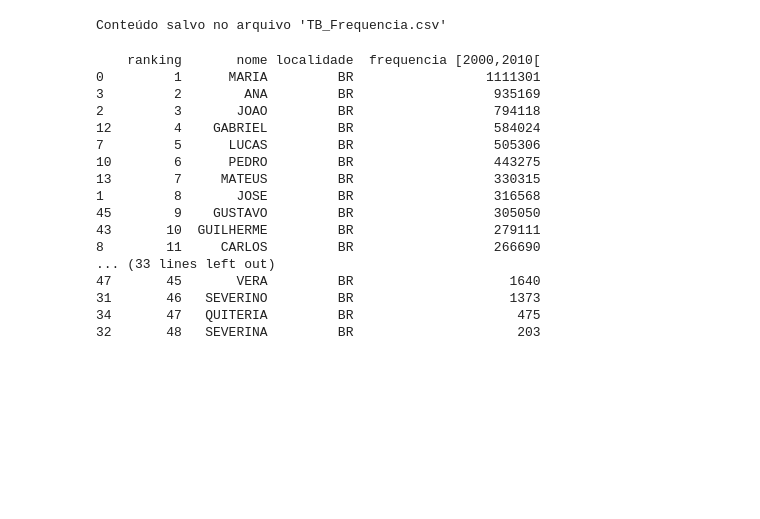
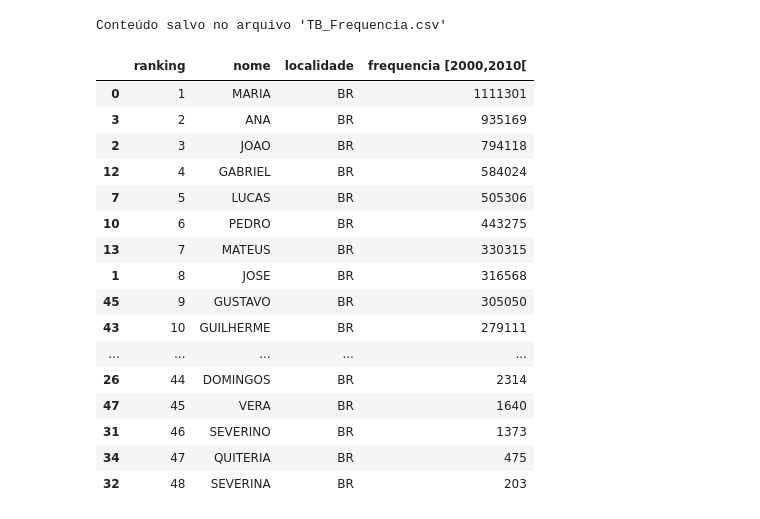
Before and after one commit to Francis-Vieira/GIT_AULAS, a Jupyter notebook: Aula 14 - Entrega parcial.ipynb, the cells around one changed output. Cells and saved outputs as stored; diff of their text form; code cells hidden in the pictures; blank space fills up the shorter version.

```diff
--- a/Aula 14 - Entrega parcial.ipynb
+++ b/Aula 14 - Entrega parcial.ipynb
@@ -433,43 +445,42 @@ Conteúdo salvo no arquivo 'TB_Frequencia.csv'
 # %%
 
 # Conectando ao banco de dados SQLite
 conn = sqlite3.connect('BD_IBGE_Nomes.db')
 
 # Consulta a tabela 'TB_Frequencia'
 consulta_TB_Frequencia = "SELECT * FROM TB_Frequencia"
 df_frequencia_consulta = pd.read_sql_query(consulta_TB_Frequencia, conn)
 
 # Ordenando os nomes pela frequência na coluna especificada
 frequencia_pesquisada = "frequencia [2000,2010[" #possível informar qualquer umas das colunas de frequência presentes na tabela
 df_frequencia_consulta = df_frequencia_consulta.sort_values(by=frequencia_pesquisada, ascending=False)
 
 # Criando uma nova coluna de ranking
 df_frequencia_consulta['ranking'] = df_frequencia_consulta[frequencia_pesquisada].rank(ascending=False, method='min').astype(int)
 
 # Selecionando apenas as colunas solicitadas
 df_resultado = df_frequencia_consulta[['ranking', 'nome', 'localidade', frequencia_pesquisada]]
 
-# Exibir o DataFrame resultante
-print(df_resultado)
-#df_resultado
-
 # Fechando a conexão com o banco de dados
 conn.close()
+
+# Exibir o DataFrame resultante
+df_resultado
 # %% [output]
-    ranking       nome localidade  frequencia [2000,2010[
-0         1      MARIA         BR                 1111301
-3         2        ANA         BR                  935169
-2         3       JOAO         BR                  794118
-12        4    GABRIEL         BR                  584024
-7         5      LUCAS         BR                  505306
-10        6      PEDRO         BR                  443275
-13        7     MATEUS         BR                  330315
-1         8       JOSE         BR                  316568
-45        9    GUSTAVO         BR                  305050
-43       10  GUILHERME         BR                  279111
-8        11     CARLOS         BR                  266690
-... (33 lines left out)
-47       45       VERA         BR                    1640
-31       46   SEVERINO         BR                    1373
-34       47   QUITERIA         BR                     475
-32       48   SEVERINA         BR                     203
+|  | ranking | nome | localidade | frequencia [2000,2010[ |
+| 0 | 1 | MARIA | BR | 1111301 |
+| 3 | 2 | ANA | BR | 935169 |
+| 2 | 3 | JOAO | BR | 794118 |
+| 12 | 4 | GABRIEL | BR | 584024 |
+| 7 | 5 | LUCAS | BR | 505306 |
+| 10 | 6 | PEDRO | BR | 443275 |
+| 13 | 7 | MATEUS | BR | 330315 |
+| 1 | 8 | JOSE | BR | 316568 |
+| 45 | 9 | GUSTAVO | BR | 305050 |
+| 43 | 10 | GUILHERME | BR | 279111 |
+| ... | ... | ... | ... | ... |
+| 26 | 44 | DOMINGOS | BR | 2314 |
+| 47 | 45 | VERA | BR | 1640 |
+| 31 | 46 | SEVERINO | BR | 1373 |
+| 34 | 47 | QUITERIA | BR | 475 |
+| 32 | 48 | SEVERINA | BR | 203 |
```
Also changed, not shown: parts of 4 cells of this notebook.
